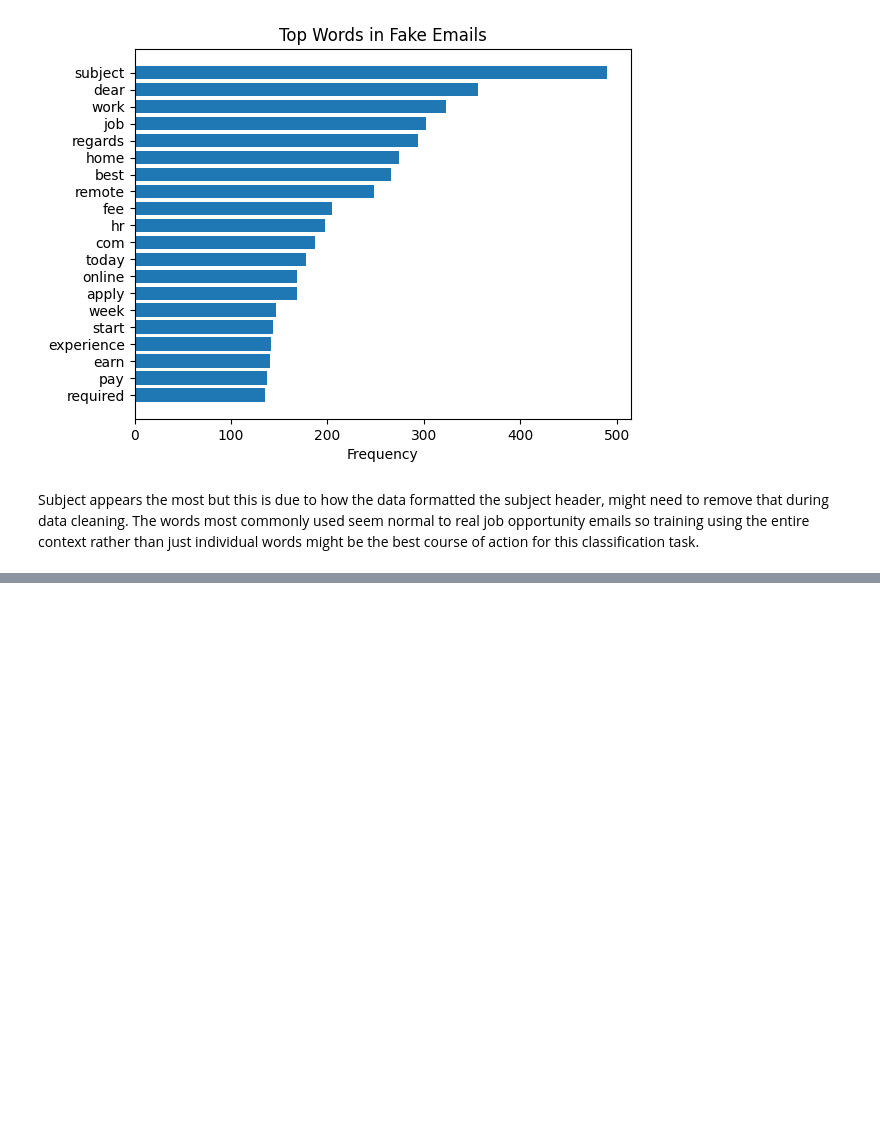
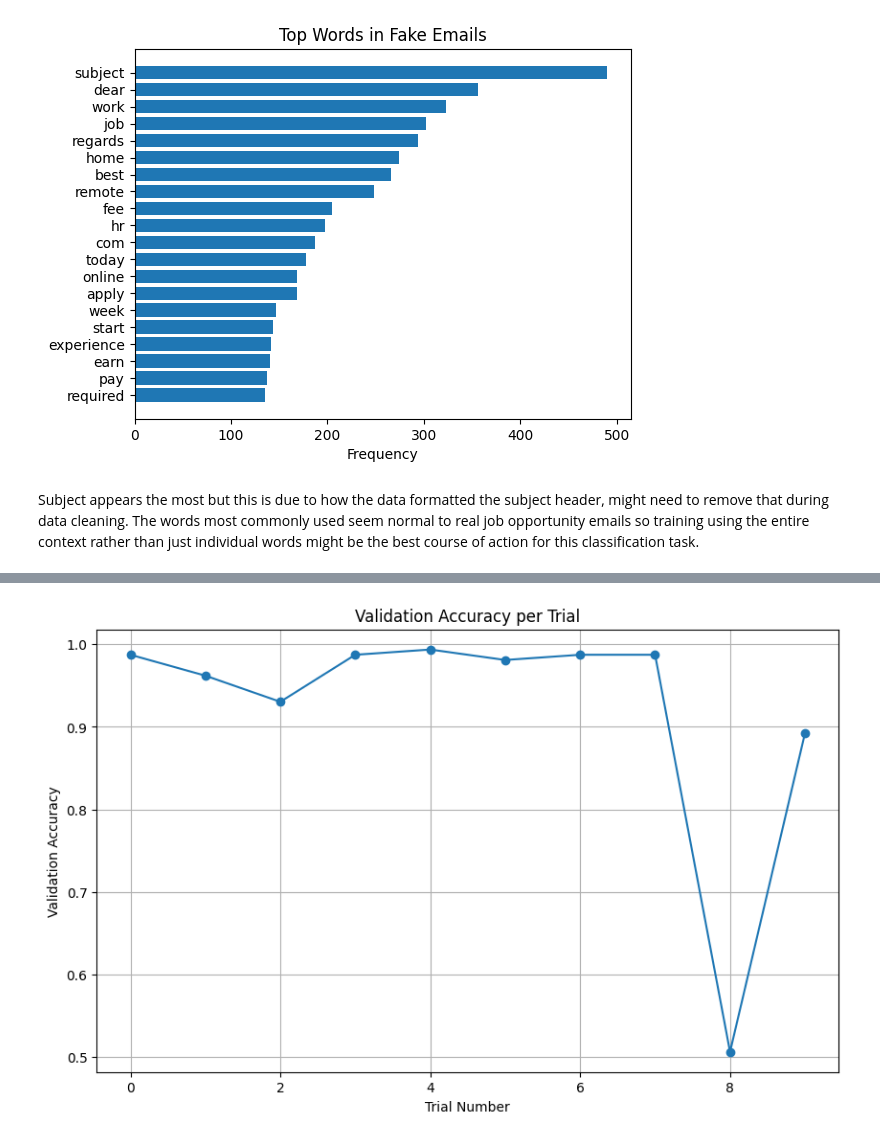
Before and after one commit to kyleung1/ml-week-6, a Jupyter notebook: final_notebook.ipynb, the cells around one changed output, grey strips where cells are left out. Drawn from its saved outputs; the diff is of its cells as text; code cells hidden in the pictures; blank space fills up the shorter version.

```diff
--- a/final_notebook.ipynb
+++ b/final_notebook.ipynb
@@ -156 +176,8 @@ data.text.head
 Name: text, Length: 988, dtype: object>
+# %%
+# split data into training, validation, and test
+train_and_val, test = train_test_split(data, test_size=0.2, random_state=42) # training + validation = 80% and testing = 20%
+train, val = train_test_split(train_and_val, test_size=0.2, random_state=42) # training = 80% and validation = 20%
+print('training shape: ', train.shape)
+print('validation shape: ', val.shape)
+print('testing shape: ', test.shape)
@@ -158,0 +226,14 @@ Name: text, Length: 988, dtype: object>
+# %%
+# build the GRU model
+
+model = Sequential([
+    Embedding(input_dim=vocab_size, output_dim=64, input_length=max_length),
+    GRU(64, return_sequences=False), # 64 hidden
+    BatchNormalization(),
+    Dropout(0.5),
+    Dense(1, activation='sigmoid') # output layer should be between 0 and 1 so use sigmoid activation function
+])
+
+model.compile(loss='binary_crossentropy', optimizer='adam', metrics=['accuracy'])
+
+model.fit(train_seq_pad, train['label'], validation_data=(val_seq_pad, val['label']), epochs=10, batch_size=32, verbose=1)
@@ -160,0 +313,14 @@ Name: text, Length: 988, dtype: object>
+# %%
+# table of each trial and validation accuracy score at each trial along with hyperparameters for the gru model
+trial_data = []
+
+for trial in tunerGRU.oracle.trials.values():
+    trial_data.append({
+        'Trial #': trial.trial_id,
+        **trial.hyperparameters.values,
+        'Val Accuracy': trial.score
+    })
+
+gru_trial_df = pd.DataFrame(trial_data)
+gru_trial_df = gru_trial_df.sort_values(by='Val Accuracy', ascending = False)
+display(gru_trial_df)
@@ -160,0 +339,12 @@ Name: text, Length: 988, dtype: object>
+# %%
+# plot gru model accuracy at each trial
+gru_trial_df = gru_trial_df.sort_values(by='Trial #', ascending = True)
+plt.figure(figsize=(10, 6))
+plt.plot(gru_trial_df["Val Accuracy"].values, marker='o')
+plt.title("Validation Accuracy per Trial")
+plt.xlabel("Trial Number")
+plt.ylabel("Validation Accuracy")
+plt.grid(True)
+plt.show()
+# %% [output]
+[figure, added]
```
Also changed, not shown: parts of 33 cells of this notebook, 1 other file.
